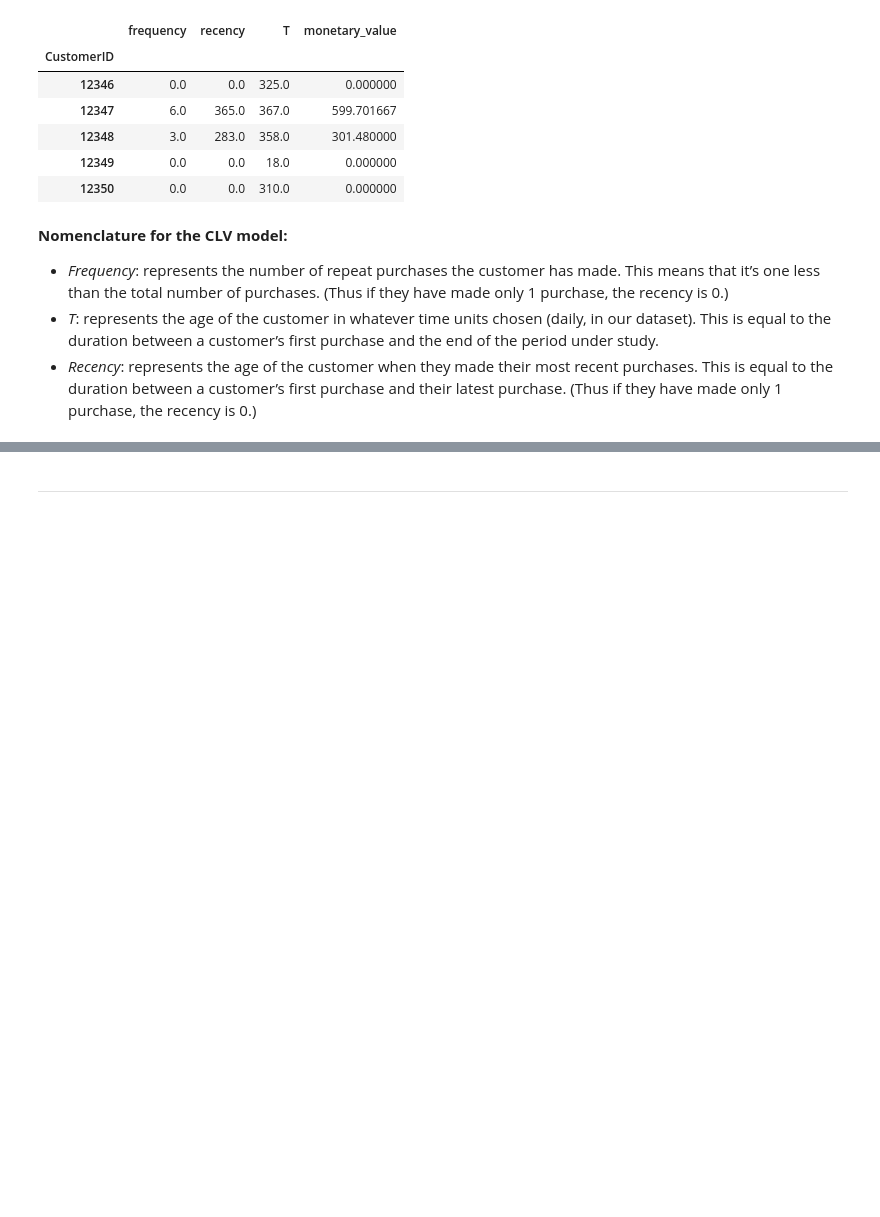
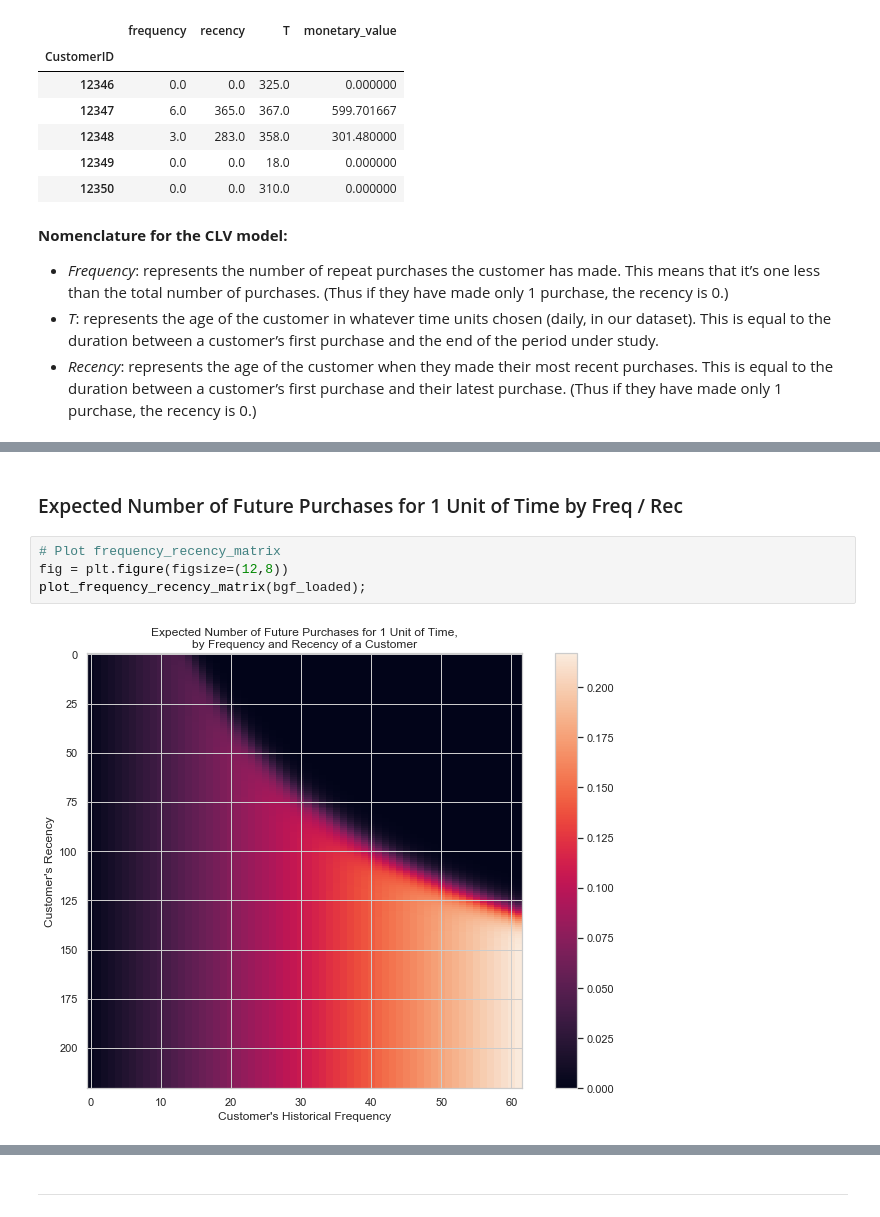
Before and after one commit to rbuerki/projects-ml, a Jupyter notebook: customer_lifetime_value_modelling/3-frequency_recency_analysis.ipynb, the cells around one changed output, grey strips where cells are left out. Drawn from its saved outputs; the diff is of its cells as text; blank space fills up the shorter version.

```diff
--- a/customer_lifetime_value_modelling/3-frequency_recency_analysis.ipynb
+++ b/customer_lifetime_value_modelling/3-frequency_recency_analysis.ipynb
@@ -276,0 +85,8 @@ Observed average value: 477.3803385139518
+# %% [markdown]
+### Expected Number of Future Purchases for 1 Unit of Time by Freq / Rec
+# %%
+# Plot frequency_recency_matrix
+fig = plt.figure(figsize=(12,8))
+plot_frequency_recency_matrix(bgf_loaded);
+# %% [output]
+[figure, added]
```
Also changed, not shown: parts of 55 cells of this notebook, 1 other file.
